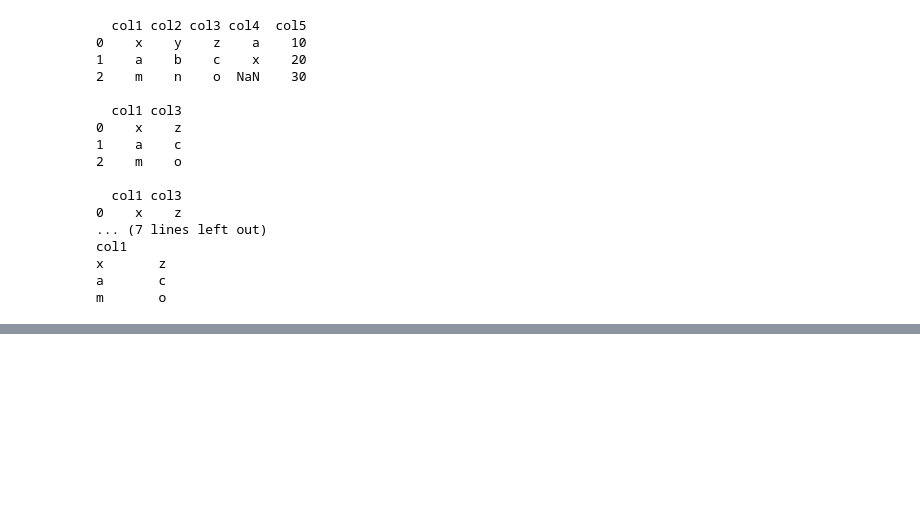
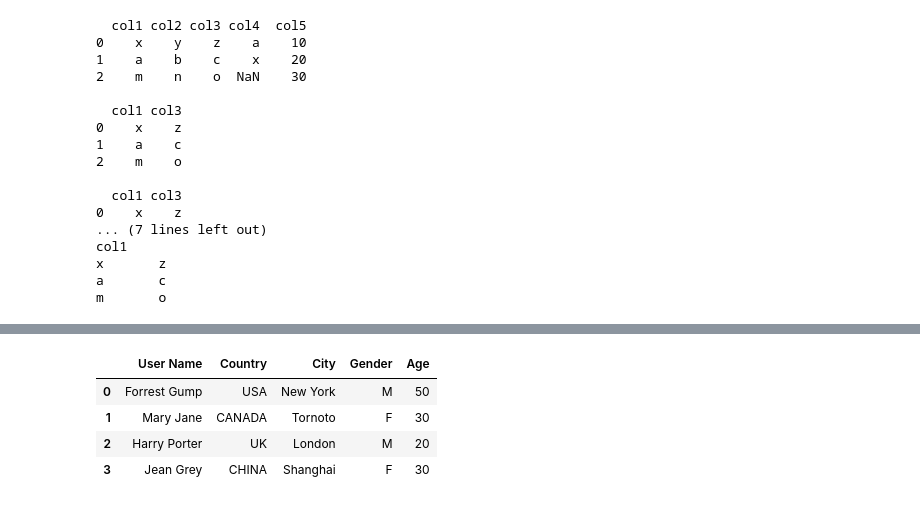
Before and after one commit to manjunaath0009/MyPython, a Jupyter notebook: Pandas_KrishNaik.ipynb, the cells around one changed output, grey strips where cells are left out. Saved outputs shown, nothing was run; the diff lists cells and outputs as text; code cells hidden in the pictures; blank space fills up the shorter version.

Commit message:
Pandas file is update

```diff
--- a/Pandas_KrishNaik.ipynb
+++ b/Pandas_KrishNaik.ipynb
@@ -313,0 +401,14 @@ dtype: object
+# %%
+# Excel
+
+# Reading HTML Content
+
+df_excel=pd.read_excel('Data_Panda2.xlsx')
+
+df_excel.head()
+# %% [output]
+|  | User Name | Country | City | Gender | Age |
+| 0 | Forrest Gump | USA | New York | M | 50 |
+| 1 | Mary Jane | CANADA | Tornoto | F | 30 |
+| 2 | Harry Porter | UK | London | M | 20 |
+| 3 | Jean Grey | CHINA | Shanghai | F | 30 |
```
Also changed, not shown: parts of 9 cells of this notebook, 3 other files.
